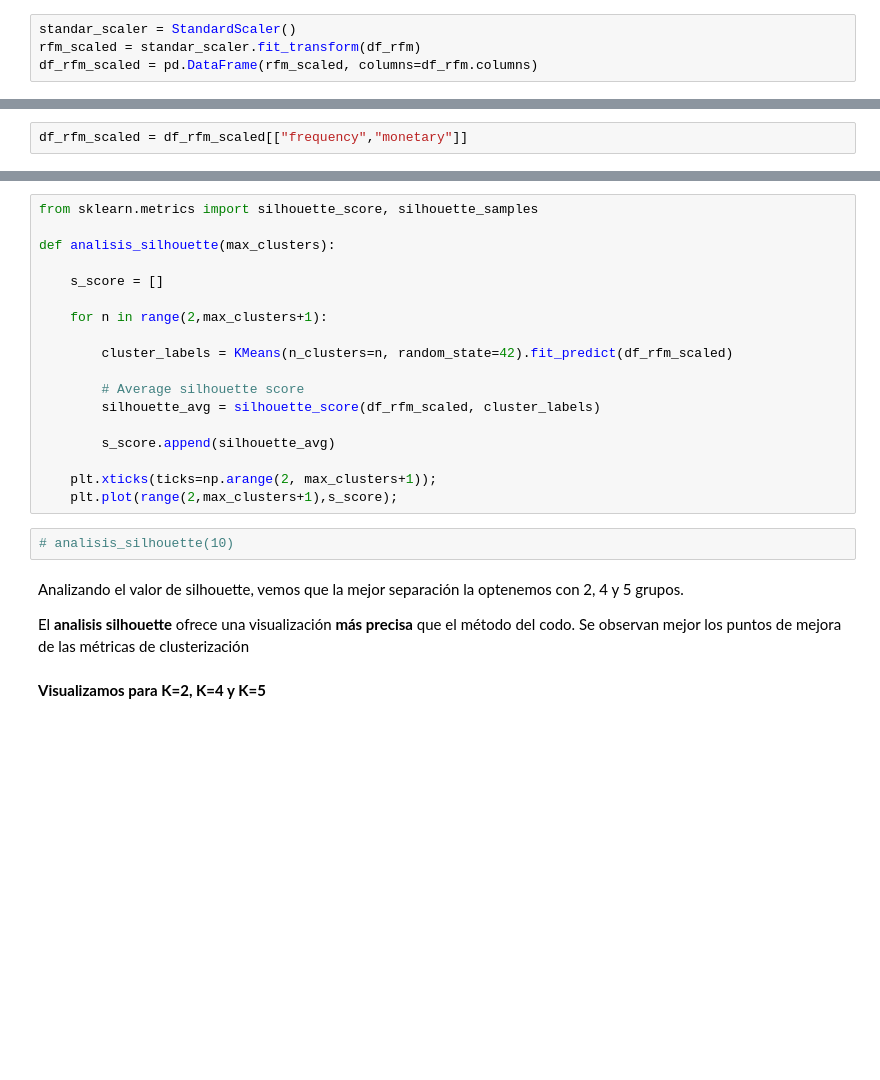
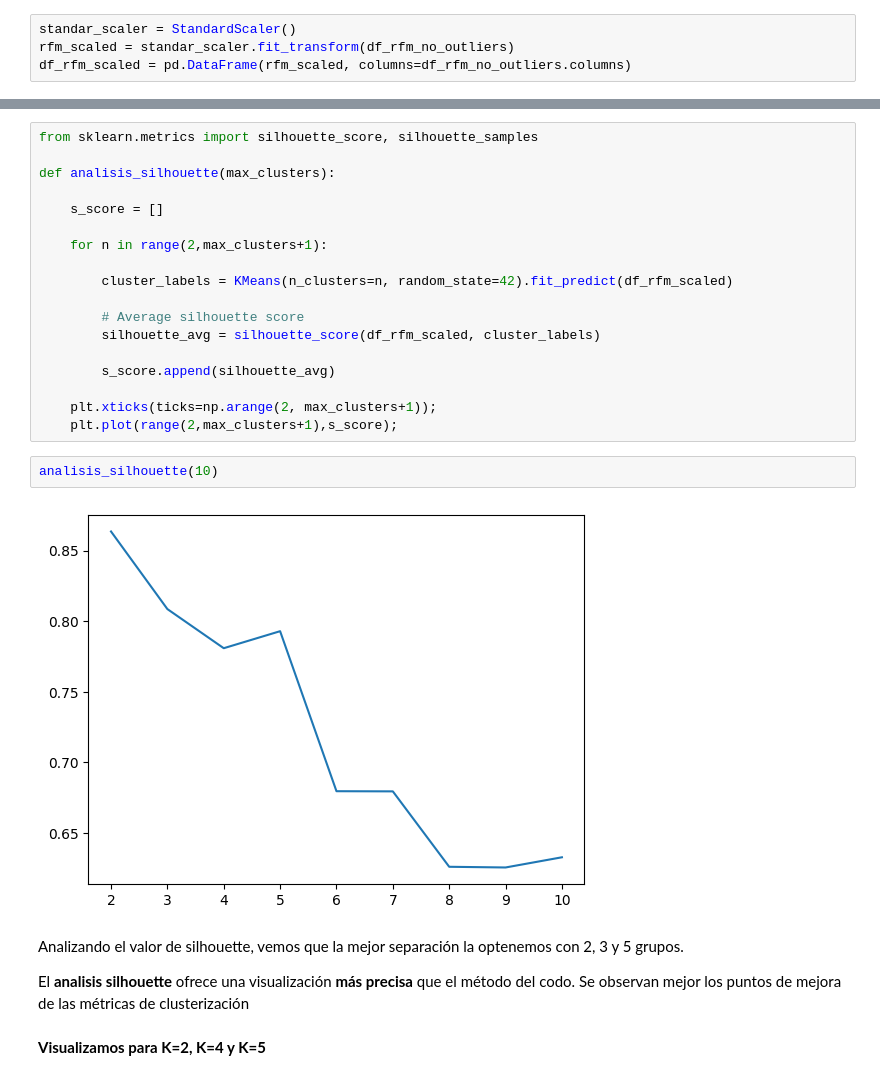
Before and after one commit to cperezh/segmentacion_clientes, a Jupyter notebook: M4 Desarrollo Iter2.ipynb, the cells around one changed output, grey strips where cells are left out. Cells and saved outputs as stored; diff of their text form; blank space fills up the shorter version.

```diff
--- a/M4 Desarrollo Iter2.ipynb
+++ b/M4 Desarrollo Iter2.ipynb
@@ -599,7 +608,7 @@ from sklearn.preprocessing import MinMaxScaler
 from sklearn.preprocessing import StandardScaler, MinMaxScaler
 # %%
 standar_scaler = StandardScaler()
-rfm_scaled = standar_scaler.fit_transform(df_rfm)
-df_rfm_scaled = pd.DataFrame(rfm_scaled, columns=df_rfm.columns)
+rfm_scaled = standar_scaler.fit_transform(df_rfm_no_outliers)
+df_rfm_scaled = pd.DataFrame(rfm_scaled, columns=df_rfm_no_outliers.columns)
 # %%
 print_scatter_subplots_with_highlight(df_rfm_scaled, [("monetary", "frequency")], None, None)
@@ -617,8 +630,6 @@ print_scatter_subplots_with_highlight(df_rfm_scaled_test, [("monetary", "frequen
 **Cálculo del número optimo de clusters**
 # %% [markdown]
 ##### Método del codo
-# %%
-df_rfm_scaled = df_rfm_scaled[["frequency","monetary"]]
 # %%
 inertia= []
 max_clusters = 20
@@ -653,9 +666,11 @@ def analisis_silhouette(max_clusters):
     plt.xticks(ticks=np.arange(2, max_clusters+1));
     plt.plot(range(2,max_clusters+1),s_score);
 # %%
-# analisis_silhouette(10)
+analisis_silhouette(10)
+# %% [output]
+[figure, added]
 # %% [markdown]
-Analizando el valor de silhouette, vemos que la mejor separación la optenemos con 2, 4 y 5 grupos.
+Analizando el valor de silhouette, vemos que la mejor separación la optenemos con 2, 3 y 5 grupos.
 
 El **analisis silhouette** ofrece una visualización **más precisa** que el método del codo. Se observan mejor los puntos de mejora de las métricas de clusterización
 # %% [markdown]
```
Also changed, not shown: parts of 23 cells of this notebook.
